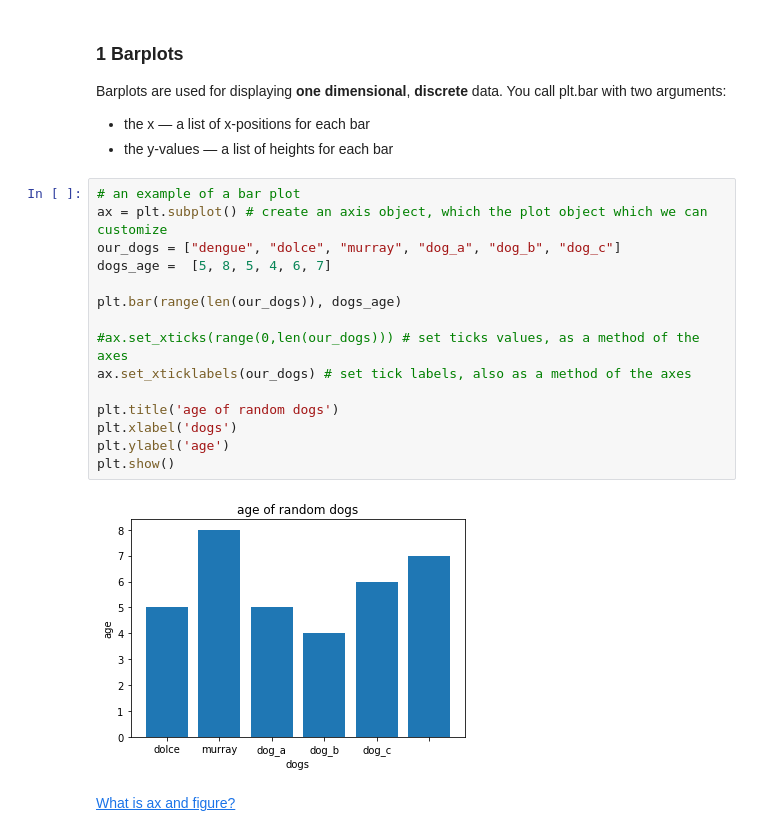
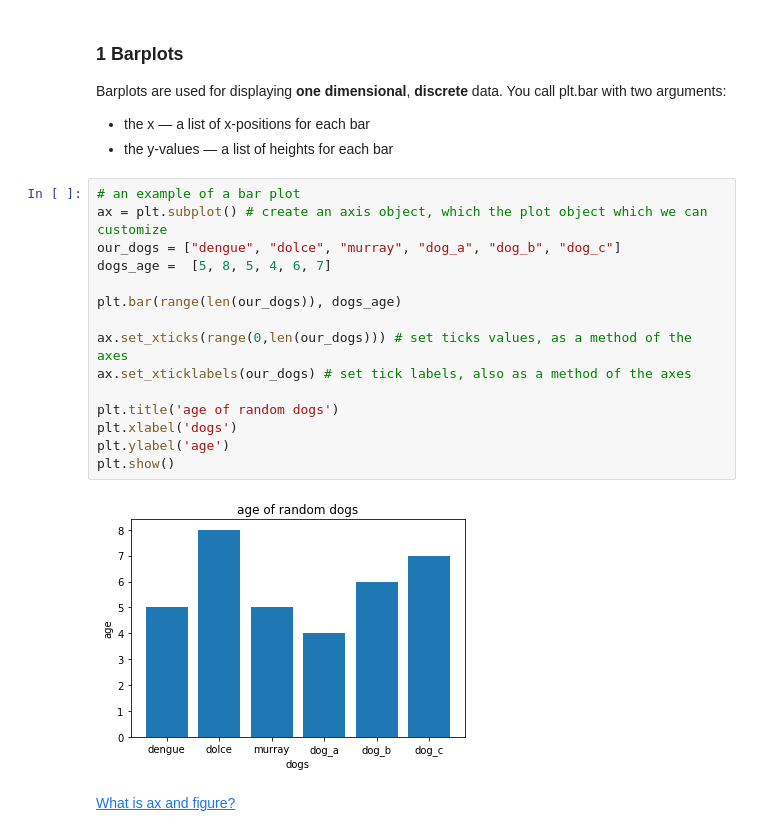
Before and after one commit to tdunkley/ds-atlanta-09_16_19, a Jupyter notebook: module_1/week_2/day_3/matplotlib-intro.ipynb, the cells around one changed output. Drawn from its saved outputs; the diff is of its cells as text.

```diff
--- a/module_1/week_2/day_3/matplotlib-intro.ipynb
+++ b/module_1/week_2/day_3/matplotlib-intro.ipynb
@@ -213,20 +213,20 @@ Barplots are used for displaying __one dimensional__, __discrete__ data. You cal
 # %%
 # an example of a bar plot
 ax = plt.subplot() # create an axis object, which the plot object which we can customize
 our_dogs = ["dengue", "dolce", "murray", "dog_a", "dog_b", "dog_c"]
 dogs_age =  [5, 8, 5, 4, 6, 7]
 
 plt.bar(range(len(our_dogs)), dogs_age)
 
-#ax.set_xticks(range(0,len(our_dogs))) # set ticks values, as a method of the axes
+ax.set_xticks(range(0,len(our_dogs))) # set ticks values, as a method of the axes
 ax.set_xticklabels(our_dogs) # set tick labels, also as a method of the axes
 
 plt.title('age of random dogs')
 plt.xlabel('dogs')
 plt.ylabel('age')
 plt.show()
 # %% [output]
-[figure, old version]
+[figure, new version]
 # %% [markdown]
 [What is ax and figure?](https://stackoverflow.com/questions/34162443/why-do-many-examples-use-fig-ax-plt-subplots-in-matplotlib-pyplot-python)
 # %%
```
Also changed, not shown: parts of 2 cells of this notebook.
